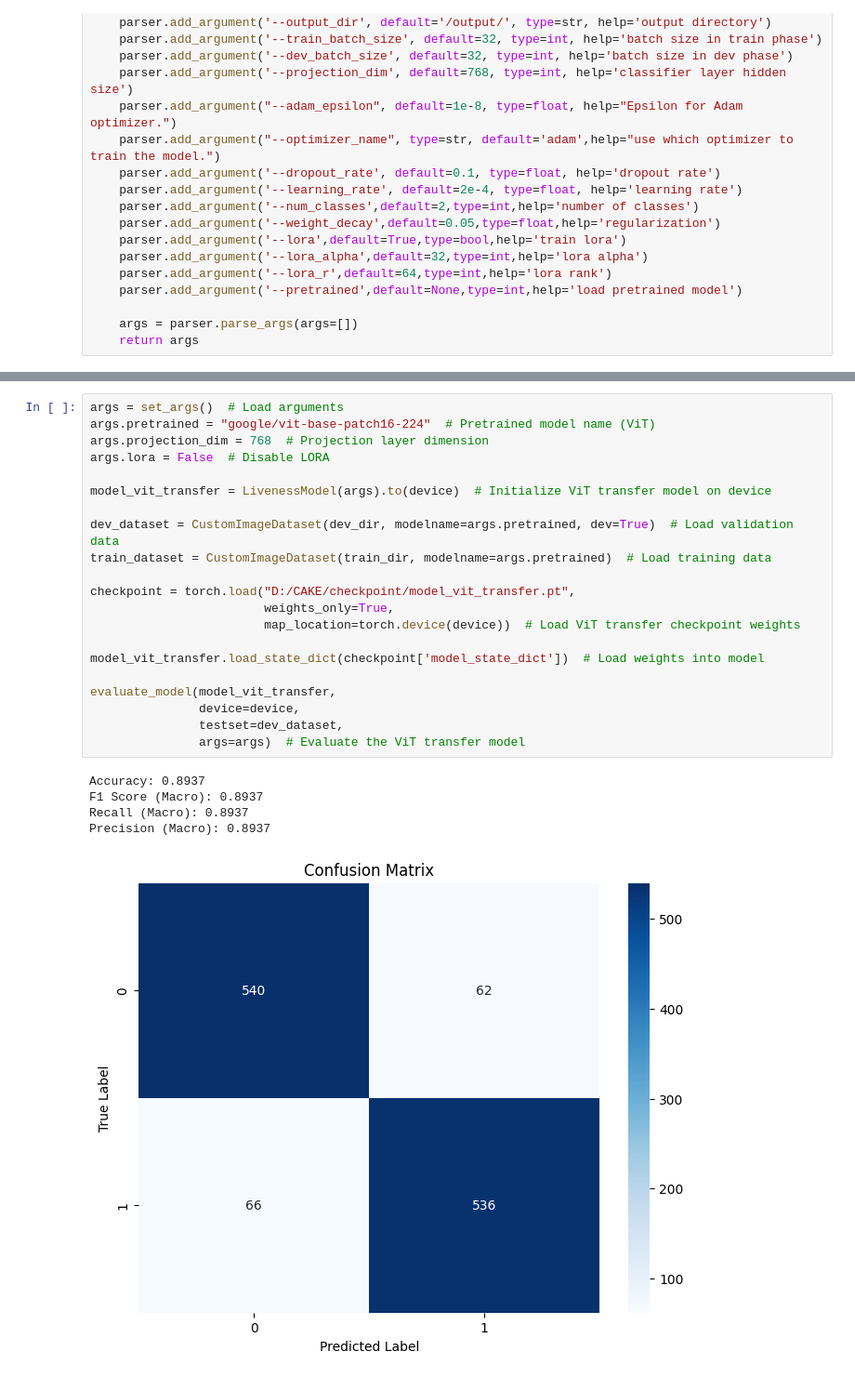
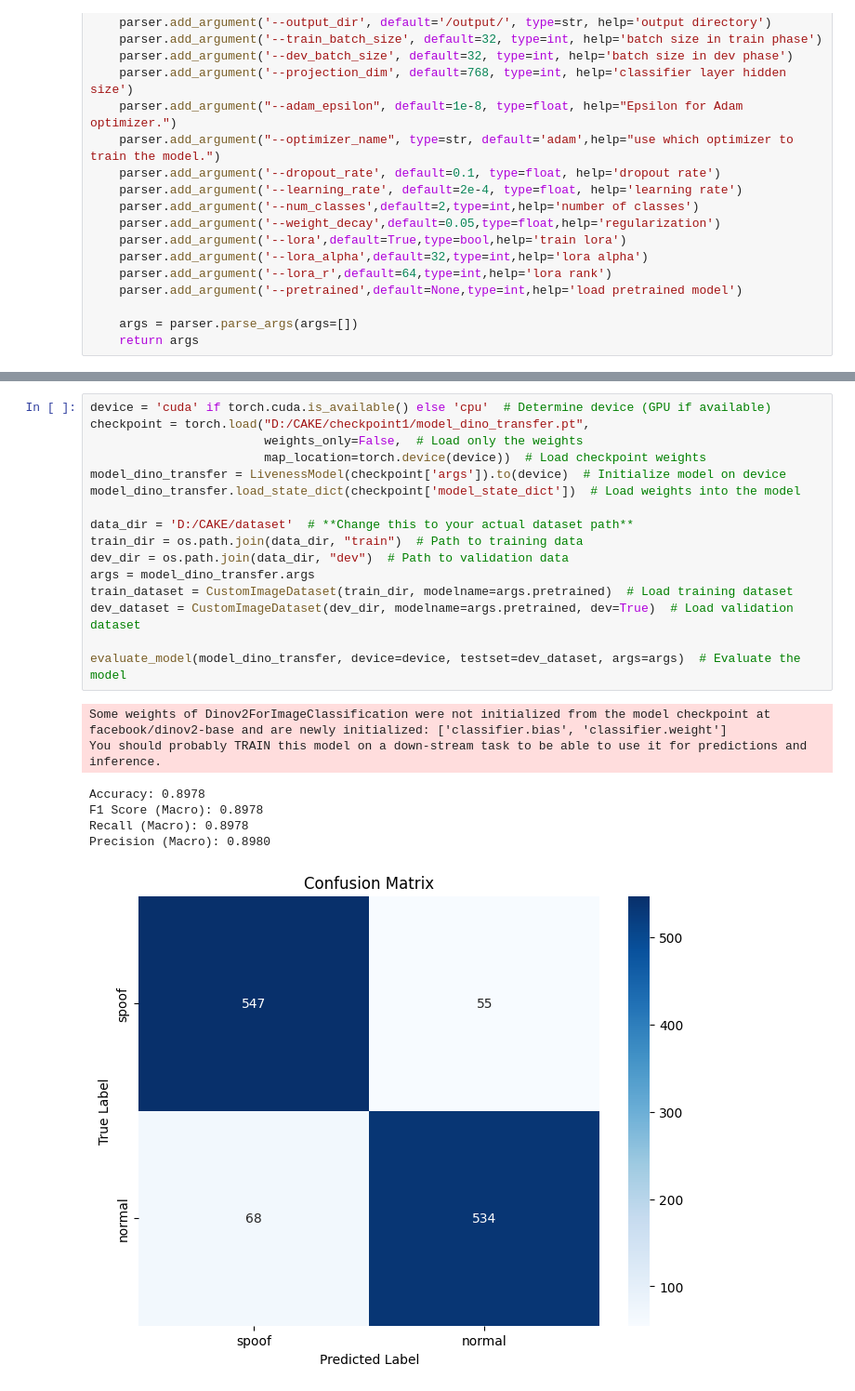
Before and after one commit to KinhNguyenVan/Liveness-Detection, a Jupyter notebook: src/demo.ipynb, the cells around one changed output, grey strips where cells are left out. Shown at 93% size. Cells and saved outputs as stored; diff of their text form.

```diff
--- a/src/demo.ipynb
+++ b/src/demo.ipynb
@@ -138,27 +69,24 @@ Precision (Macro): 0.9466
-# %%
-args = set_args()  # Load arguments
-args.pretrained = "google/vit-base-patch16-224"  # Pretrained model name (ViT)
-args.projection_dim = 768  # Projection layer dimension
-args.lora = False  # Disable LORA
-
-model_vit_transfer = LivenessModel(args).to(device)  # Initialize ViT transfer model on device
-
-dev_dataset = CustomImageDataset(dev_dir, modelname=args.pretrained, dev=True)  # Load validation data
-train_dataset = CustomImageDataset(train_dir, modelname=args.pretrained)  # Load training data
-
-checkpoint = torch.load("D:/CAKE/checkpoint/model_vit_transfer.pt",
-                        weights_only=True,
-                        map_location=torch.device(device))  # Load ViT transfer checkpoint weights
-
-model_vit_transfer.load_state_dict(checkpoint['model_state_dict'])  # Load weights into model
-
-evaluate_model(model_vit_transfer,
-               device=device,
-               testset=dev_dataset,
-               args=args)  # Evaluate the ViT transfer model
-# %% [output]
-Accuracy: 0.8937
-F1 Score (Macro): 0.8937
-Recall (Macro): 0.8937
-Precision (Macro): 0.8937
-[figure, removed]
+# %%
+device = 'cuda' if torch.cuda.is_available() else 'cpu'  # Determine device (GPU if available)
+checkpoint = torch.load("D:/CAKE/checkpoint1/model_dino_transfer.pt",
+                        weights_only=False,  # Load only the weights
+                        map_location=torch.device(device))  # Load checkpoint weights
+model_dino_transfer = LivenessModel(checkpoint['args']).to(device)  # Initialize model on device
+model_dino_transfer.load_state_dict(checkpoint['model_state_dict'])  # Load weights into the model
+
+data_dir = 'D:/CAKE/dataset'  # **Change this to your actual dataset path**
+train_dir = os.path.join(data_dir, "train")  # Path to training data
+dev_dir = os.path.join(data_dir, "dev")  # Path to validation data
+args = model_dino_transfer.args
+train_dataset = CustomImageDataset(train_dir, modelname=args.pretrained)  # Load training dataset
+dev_dataset = CustomImageDataset(dev_dir, modelname=args.pretrained, dev=True)  # Load validation dataset
+
+evaluate_model(model_dino_transfer, device=device, testset=dev_dataset, args=args)  # Evaluate the model
+# %% [output]
+Some weights of Dinov2ForImageClassification were not initialized from the model checkpoint at facebook/dinov2-base and are newly initialized: ['classifier.bias', 'classifier.weight']
+You should probably TRAIN this model on a down-stream task to be able to use it for predictions and inference.
+Accuracy: 0.8978
+F1 Score (Macro): 0.8978
+Recall (Macro): 0.8978
+Precision (Macro): 0.8980
+[figure, added]
```
Also changed, not shown: parts of 10 cells of this notebook, 4 other files.
